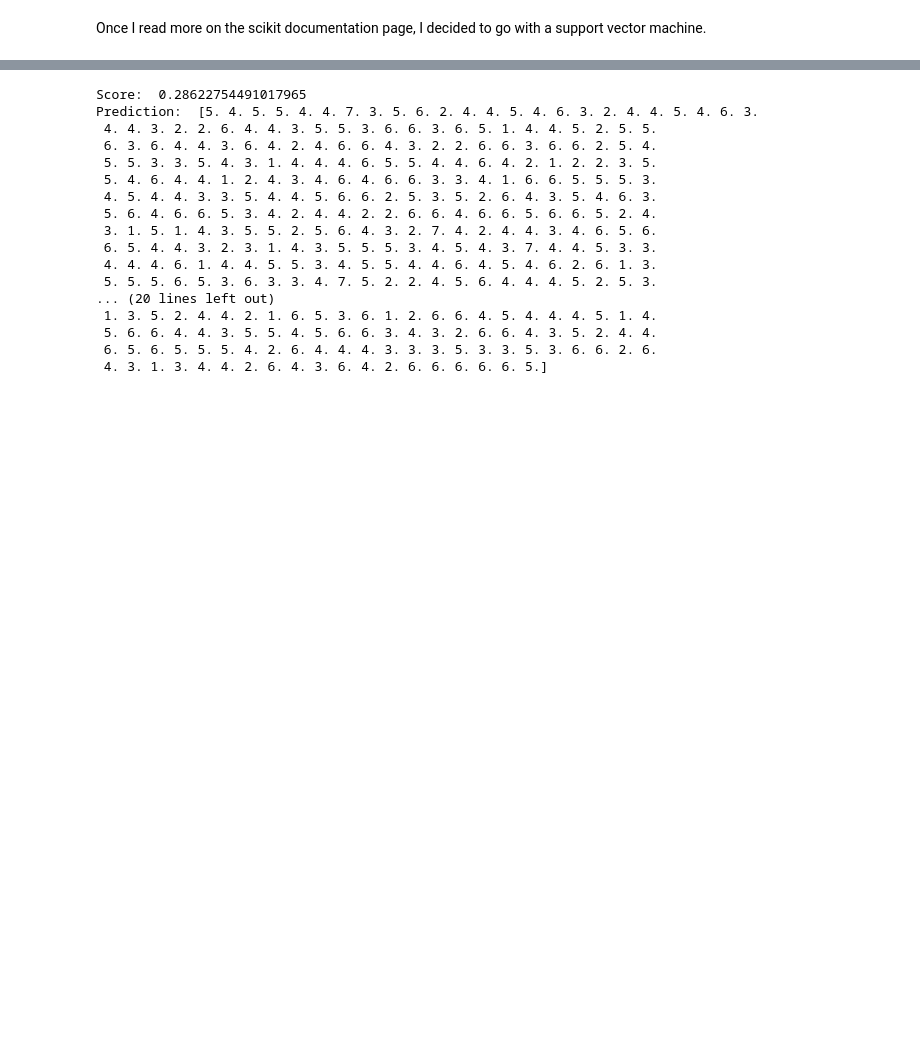
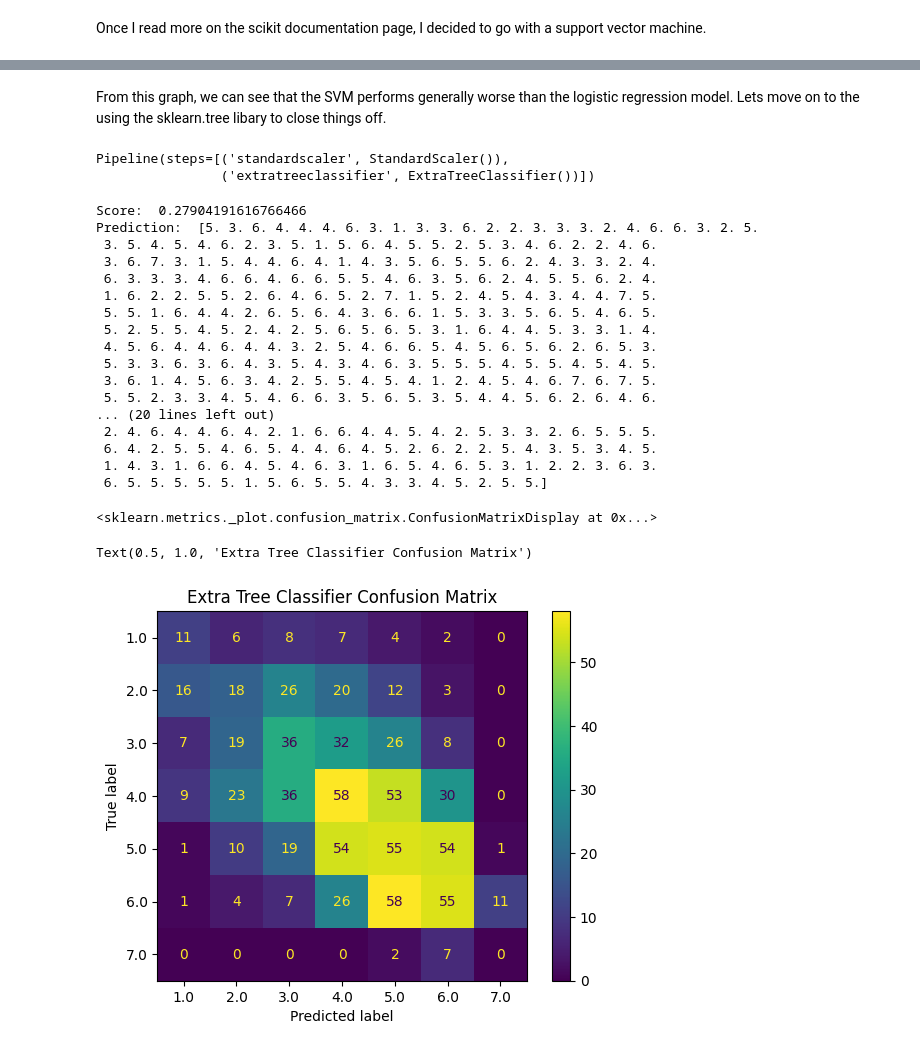
Before and after one commit to ddeneau/StarcraftRankPrediction, a Jupyter notebook: StarcraftPerformancerPredictor.ipynb, the cells around one changed output, grey strips where cells are left out. Cells and saved outputs as stored; diff of their text form; code cells hidden in the pictures; blank space fills up the shorter version.

```diff
--- a/StarcraftPerformancerPredictor.ipynb
+++ b/StarcraftPerformancerPredictor.ipynb
@@ -350,30 +353,43 @@ Each
+# %% [markdown]
+From this graph, we can see that the SVM performs generally worse than the logistic regression model. Lets move on to the using the sklearn.tree libary to close things off.
 # %%
-from sklearn.tree import DecisionTreeClassifier
+from sklearn.tree import ExtraTreeClassifier
+from sklearn.metrics import ConfusionMatrixDisplay, confusion_matrix
 
-def RunDecistionTreeClassifier():
-    dtc = DecisionTreeClassifier()
-    x_train, x_test, y_train, y_test = train_test_split(x, y)
-    dtc.fit(x_train, y_train)
-    y_pred = dtc.predict(x_test)
-    print("Score: ", dtc.score(x_test, y_test))
-    print("Prediction: ", y_pred)
+etc = ExtraTreeClassifier()
+x_train, x_test, y_train, y_test = train_test_split(x, y)
+pipe = make_pipeline(StandardScaler(), etc)
+pipe.fit(x_train, y_train)
+y_pred = pipe.predict(x_test)
+print("Score: ", pipe.score(x_test, y_test))
+print("Prediction: ", y_pred)
 
-RunDecistionTreeClassifier()
+cm = confusion_matrix(y_test, y_pred, labels=etc.classes_)
+disp = ConfusionMatrixDisplay(confusion_matrix=cm,
+                        display_labels=etc.classes_)
+disp.plot()
+plt.title("Extra Tree Classifier Confusion Matrix")
+plt.show()
 # %% [output]
-Score:  0.28622754491017965
-Prediction:  [5. 4. 5. 5. 4. 4. 7. 3. 5. 6. 2. 4. 4. 5. 4. 6. 3. 2. 4. 4. 5. 4. 6. 3.
- 4. 4. 3. 2. 2. 6. 4. 4. 3. 5. 5. 3. 6. 6. 3. 6. 5. 1. 4. 4. 5. 2. 5. 5.
- 6. 3. 6. 4. 4. 3. 6. 4. 2. 4. 6. 6. 4. 3. 2. 2. 6. 6. 3. 6. 6. 2. 5. 4.
- 5. 5. 3. 3. 5. 4. 3. 1. 4. 4. 4. 6. 5. 5. 4. 4. 6. 4. 2. 1. 2. 2. 3. 5.
- 5. 4. 6. 4. 4. 1. 2. 4. 3. 4. 6. 4. 6. 6. 3. 3. 4. 1. 6. 6. 5. 5. 5. 3.
- 4. 5. 4. 4. 3. 3. 5. 4. 4. 5. 6. 6. 2. 5. 3. 5. 2. 6. 4. 3. 5. 4. 6. 3.
- 5. 6. 4. 6. 6. 5. 3. 4. 2. 4. 4. 2. 2. 6. 6. 4. 6. 6. 5. 6. 6. 5. 2. 4.
- 3. 1. 5. 1. 4. 3. 5. 5. 2. 5. 6. 4. 3. 2. 7. 4. 2. 4. 4. 3. 4. 6. 5. 6.
- 6. 5. 4. 4. 3. 2. 3. 1. 4. 3. 5. 5. 5. 3. 4. 5. 4. 3. 7. 4. 4. 5. 3. 3.
- 4. 4. 4. 6. 1. 4. 4. 5. 5. 3. 4. 5. 5. 4. 4. 6. 4. 5. 4. 6. 2. 6. 1. 3.
- 5. 5. 5. 6. 5. 3. 6. 3. 3. 4. 7. 5. 2. 2. 4. 5. 6. 4. 4. 4. 5. 2. 5. 3.
-... (20 lines left out)
- 1. 3. 5. 2. 4. 4. 2. 1. 6. 5. 3. 6. 1. 2. 6. 6. 4. 5. 4. 4. 4. 5. 1. 4.
- 5. 6. 6. 4. 4. 3. 5. 5. 4. 5. 6. 6. 3. 4. 3. 2. 6. 6. 4. 3. 5. 2. 4. 4.
- 6. 5. 6. 5. 5. 5. 4. 2. 6. 4. 4. 4. 3. 3. 3. 5. 3. 3. 5. 3. 6. 6. 2. 6.
- 4. 3. 1. 3. 4. 4. 2. 6. 4. 3. 6. 4. 2. 6. 6. 6. 6. 6. 5.]
+Pipeline(steps=[('standardscaler', StandardScaler()),
+                ('extratreeclassifier', ExtraTreeClassifier())])
+Score:  0.27904191616766466
+Prediction:  [5. 3. 6. 4. 4. 4. 6. 3. 1. 3. 3. 6. 2. 2. 3. 3. 3. 2. 4. 6. 6. 3. 2. 5.
+ 3. 5. 4. 5. 4. 6. 2. 3. 5. 1. 5. 6. 4. 5. 5. 2. 5. 3. 4. 6. 2. 2. 4. 6.
+ 3. 6. 7. 3. 1. 5. 4. 4. 6. 4. 1. 4. 3. 5. 6. 5. 5. 6. 2. 4. 3. 3. 2. 4.
+ 6. 3. 3. 3. 4. 6. 6. 4. 6. 6. 5. 5. 4. 6. 3. 5. 6. 2. 4. 5. 5. 6. 2. 4.
+ 1. 6. 2. 2. 5. 5. 2. 6. 4. 6. 5. 2. 7. 1. 5. 2. 4. 5. 4. 3. 4. 4. 7. 5.
+ 5. 5. 1. 6. 4. 4. 2. 6. 5. 6. 4. 3. 6. 6. 1. 5. 3. 3. 5. 6. 5. 4. 6. 5.
+ 5. 2. 5. 5. 4. 5. 2. 4. 2. 5. 6. 5. 6. 5. 3. 1. 6. 4. 4. 5. 3. 3. 1. 4.
+ 4. 5. 6. 4. 4. 6. 4. 4. 3. 2. 5. 4. 6. 6. 5. 4. 5. 6. 5. 6. 2. 6. 5. 3.
+ 5. 3. 3. 6. 3. 6. 4. 3. 5. 4. 3. 4. 6. 3. 5. 5. 5. 4. 5. 5. 4. 5. 4. 5.
+ 3. 6. 1. 4. 5. 6. 3. 4. 2. 5. 5. 4. 5. 4. 1. 2. 4. 5. 4. 6. 7. 6. 7. 5.
+ 5. 5. 2. 3. 3. 4. 5. 4. 6. 6. 3. 5. 6. 5. 3. 5. 4. 4. 5. 6. 2. 6. 4. 6.
+... (20 lines left out)
+ 2. 4. 6. 4. 4. 6. 4. 2. 1. 6. 6. 4. 4. 5. 4. 2. 5. 3. 3. 2. 6. 5. 5. 5.
+ 6. 4. 2. 5. 5. 4. 6. 5. 4. 4. 6. 4. 5. 2. 6. 2. 2. 5. 4. 3. 5. 3. 4. 5.
+ 1. 4. 3. 1. 6. 6. 4. 5. 4. 6. 3. 1. 6. 5. 4. 6. 5. 3. 1. 2. 2. 3. 6. 3.
+ 6. 5. 5. 5. 5. 5. 1. 5. 6. 5. 5. 4. 3. 3. 4. 5. 2. 5. 5.]
+<sklearn.metrics._plot.confusion_matrix.ConfusionMatrixDisplay at 0x...>
+Text(0.5, 1.0, 'Extra Tree Classifier Confusion Matrix')
+[figure, added]
```
Also changed, not shown: parts of 9 cells of this notebook, 4 other files.
